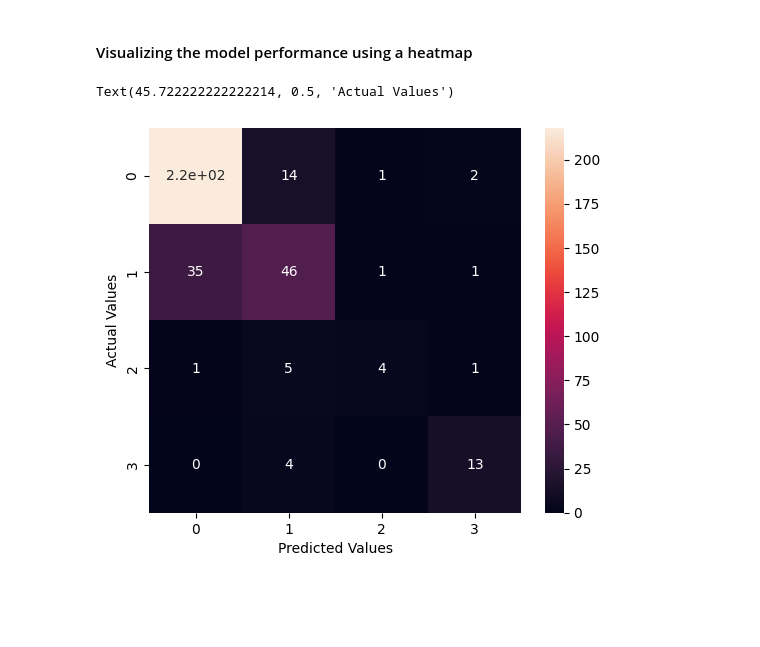
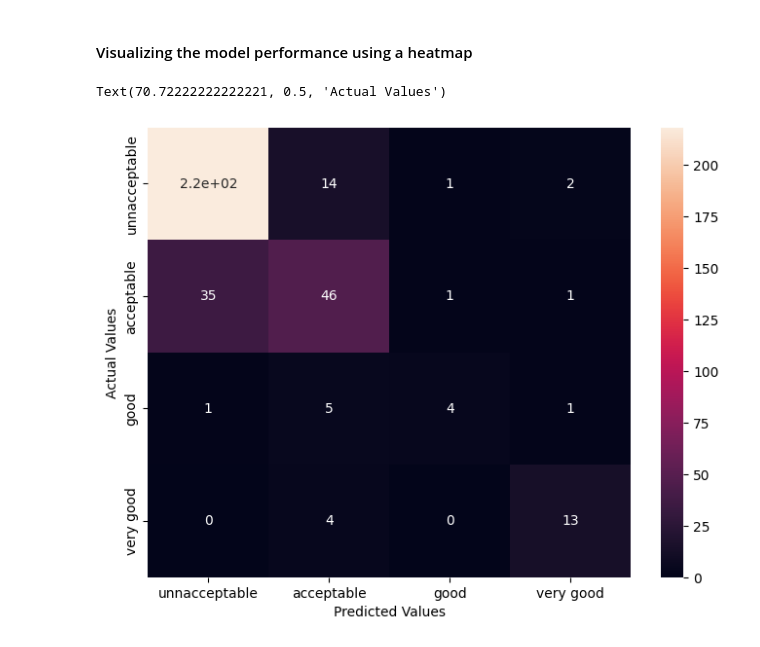
Before and after one commit to jaypbazar/Machine-Learning-PS2, a Jupyter notebook: PS2_Bazar_BSCS2A.ipynb, the cells around one changed output. Saved outputs shown, nothing was run; the diff lists cells and outputs as text; code cells hidden in the pictures; blank space fills up the shorter version.

```diff
--- a/PS2_Bazar_BSCS2A.ipynb
+++ b/PS2_Bazar_BSCS2A.ipynb
@@ -107,10 +107,15 @@ Accuracy: 81.21%
 # %% [markdown]
 #### Visualizing the model performance using a heatmap
 # %%
-plt.figure(figsize= (6,5))
-sns.heatmap(confusion_matrix(y_test, y_pred), annot=True)
+cm = pd.DataFrame(
+    confusion_matrix(y_test, y_pred),
+    index=['unnacceptable', 'acceptable', 'good', 'very good'],
+    columns=['unnacceptable', 'acceptable', 'good', 'very good'])
+
+plt.figure(figsize= (8,6))
+sns.heatmap(cm, annot=True)
 plt.xlabel('Predicted Values')
 plt.ylabel('Actual Values')
 # %% [output]
-Text(45.722222222222214, 0.5, 'Actual Values')
+Text(70.72222222222221, 0.5, 'Actual Values')
-[figure, old version]
+[figure, new version]
```
